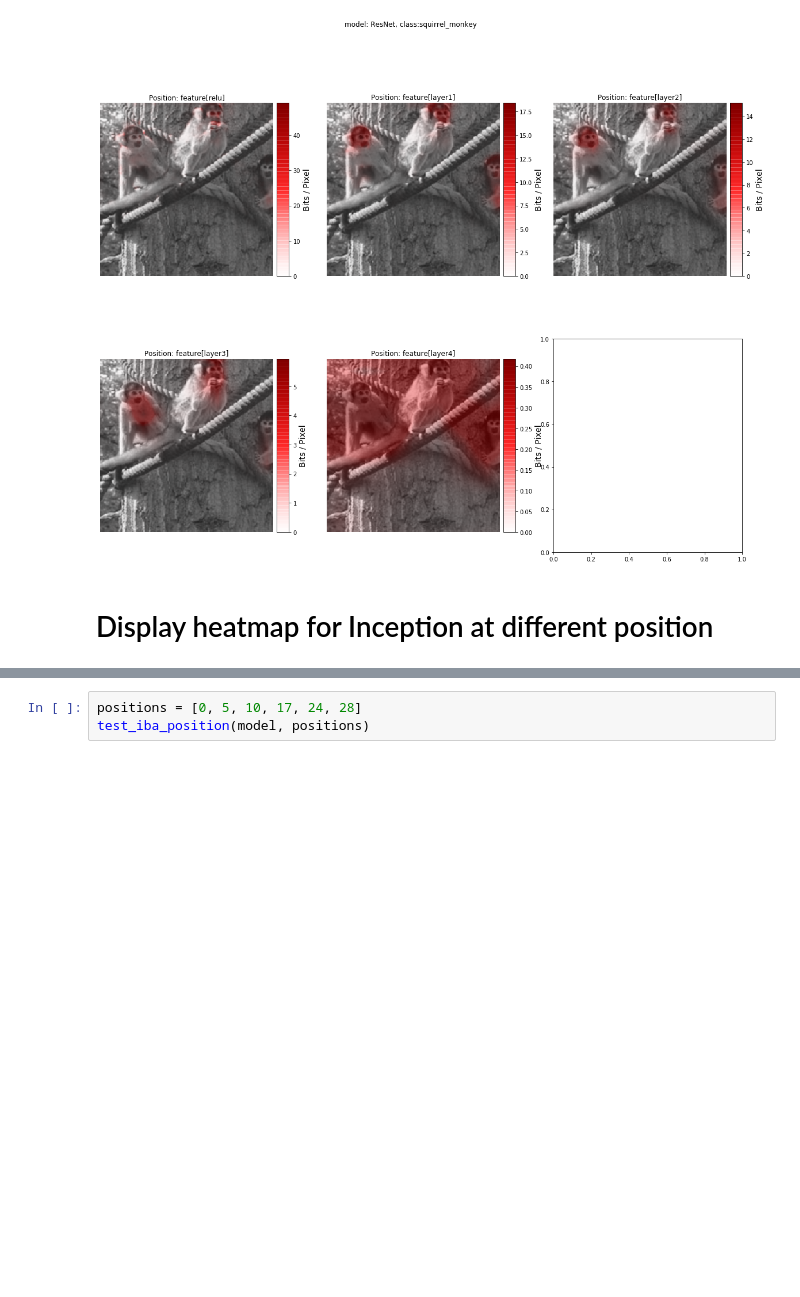
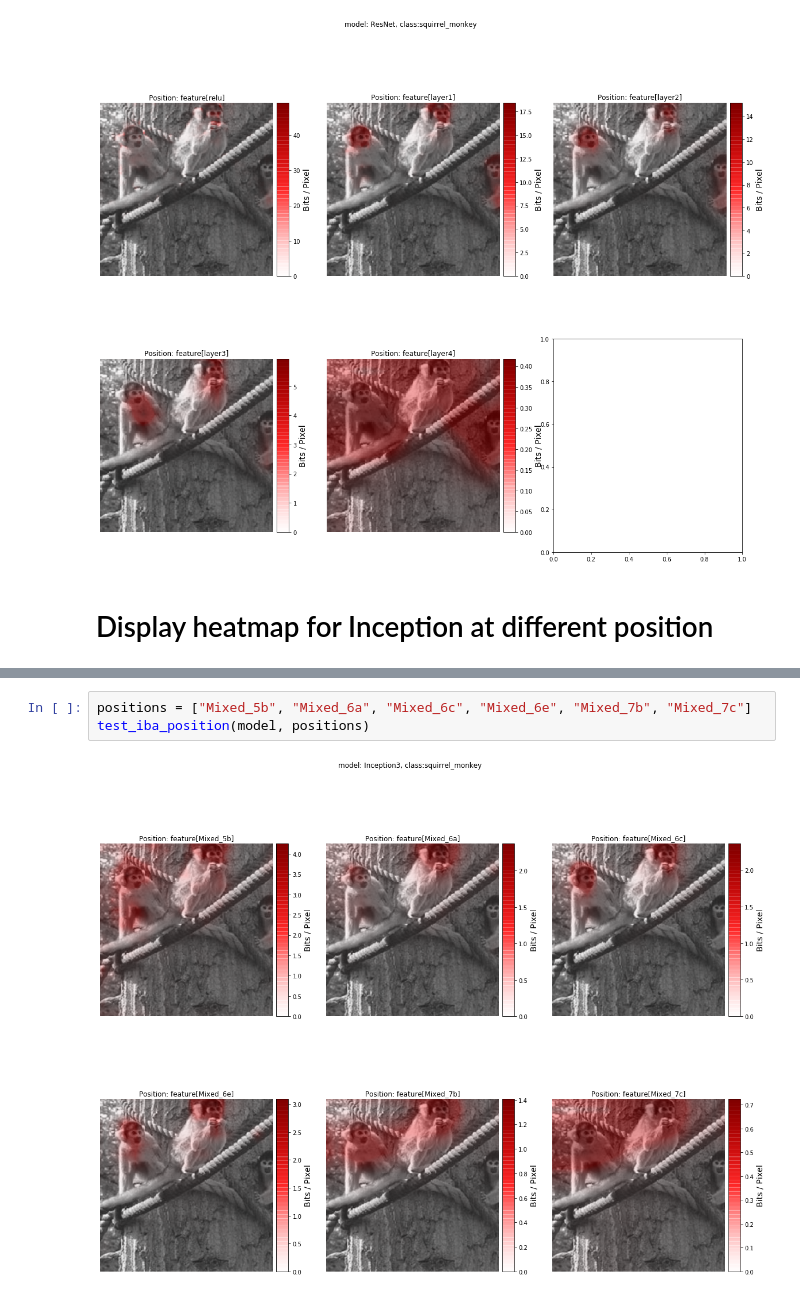
Before and after one commit to CAMP-eXplain-AI/CheXplain-IBA, a Jupyter notebook: IBA/notebooks/pytorch_IBA_per_sample_test_position.ipynb, the cells around one changed output, grey strips where cells are left out. Cells and saved outputs as stored; diff of their text form; blank space fills up the shorter version.

```diff
--- a/IBA/notebooks/pytorch_IBA_per_sample_test_position.ipynb
+++ b/IBA/notebooks/pytorch_IBA_per_sample_test_position.ipynb
@@ -190,3 +187,5 @@ Inception3(
-# %%
-positions = [0, 5, 10, 17, 24, 28]
-test_iba_position(model, positions)
+# %%
+positions = ["Mixed_5b", "Mixed_6a", "Mixed_6c", "Mixed_6e", "Mixed_7b", "Mixed_7c"]
+test_iba_position(model, positions)
+# %% [output]
+[figure, added]
```
Also changed, not shown: parts of 2 cells of this notebook.
